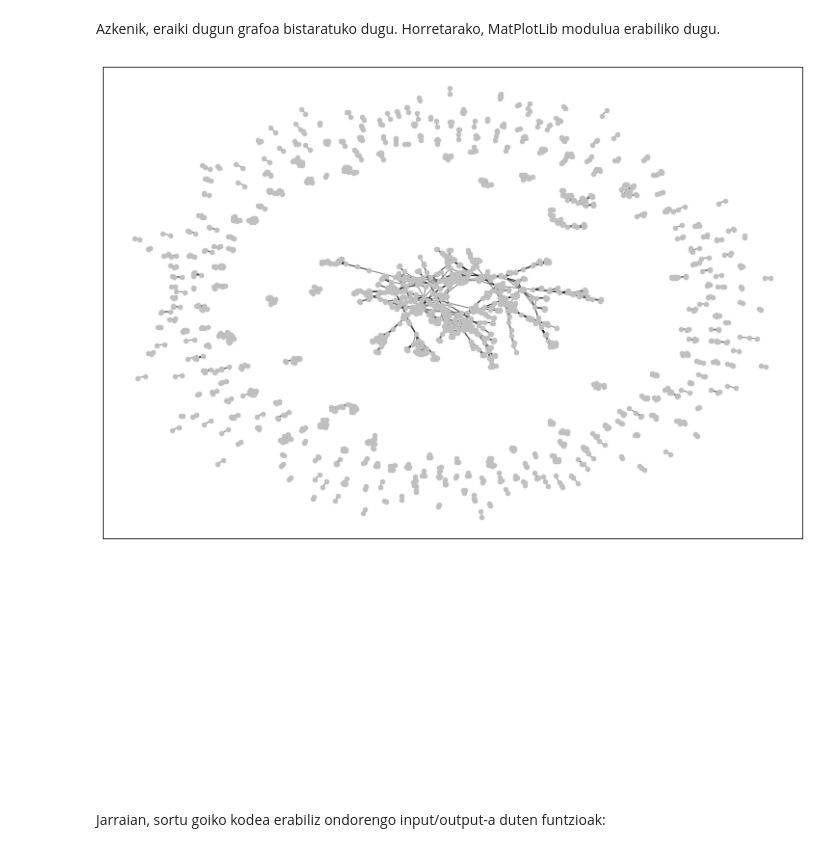
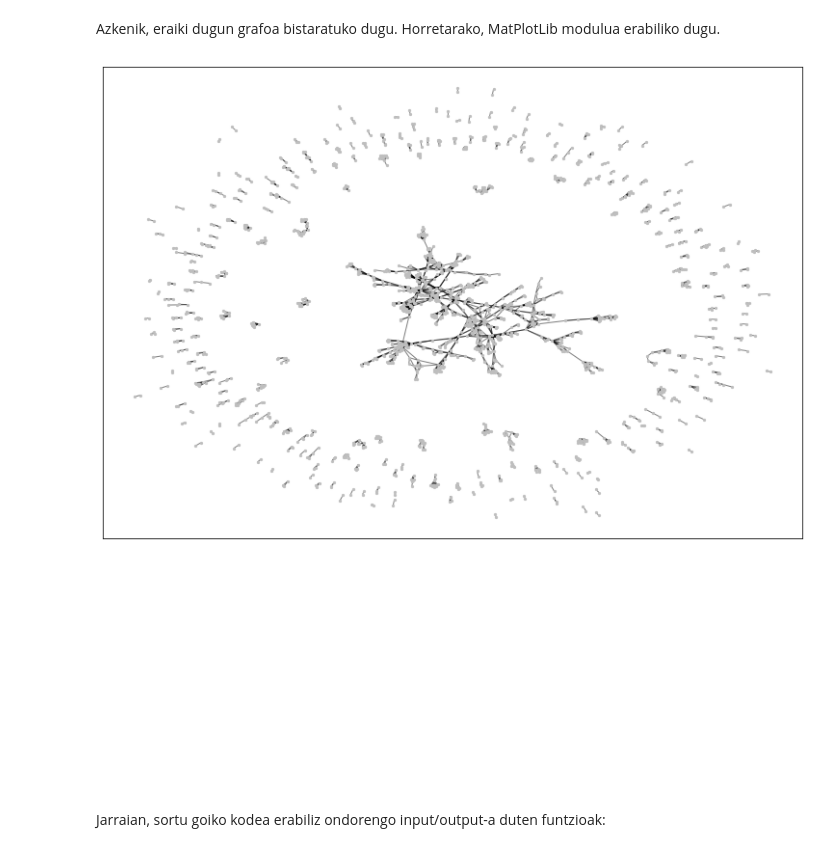
Before and after one commit to juletx/community-detection, a Jupyter notebook: CDP_Sarrera_Ikasle.ipynb, the cells around one changed output. Cells and saved outputs as stored; diff of their text form; code cells hidden in the pictures.

```diff
--- a/CDP_Sarrera_Ikasle.ipynb
+++ b/CDP_Sarrera_Ikasle.ipynb
@@ -104,15 +102,15 @@ Azkenik, eraiki dugun grafoa bistaratuko dugu. Horretarako, MatPlotLib modulua e
 # %%
 #Draw graph
 plt.figure(figsize=(13, 9))
 pos = nx.spring_layout(G)
-nx.draw_networkx_nodes(G, pos, node_size = 20, node_color='0.75', label=True)
+nx.draw_networkx_nodes(G, pos, node_size = 5, node_color='0.75', label=True)
 nx.draw_networkx_edges(G, pos, alpha=0.5, width=1)
 plt.show()
 
 plt.axis('off')
 plt.show()
 # %% [output]
-[figure, old version]
+[figure, new version]
 [figure]
 # %% [markdown]
 Jarraian, sortu goiko kodea erabiliz ondorengo input/output-a duten funtzioak:
```
Also changed, not shown: parts of 3 cells of this notebook.
